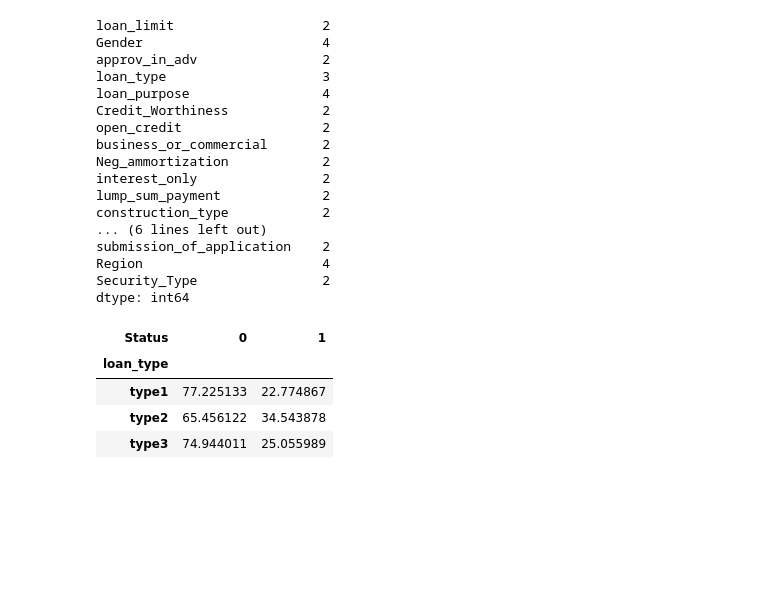
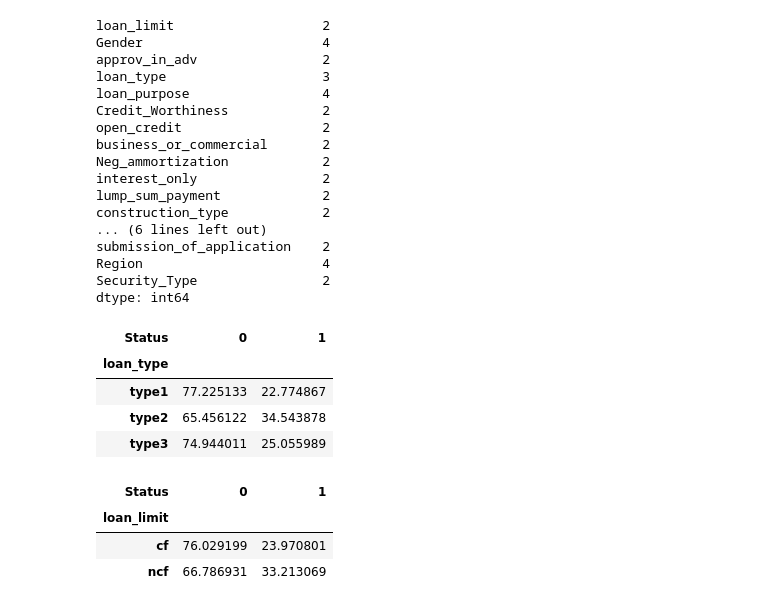
Before and after one commit to YASH280626/loan-default-prediction, a Jupyter notebook: analysis.ipynb, the cells around one changed output. Cells and saved outputs as stored; diff of their text form; code cells hidden in the pictures; blank space fills up the shorter version.

Commit message:
Investigated Loan_Limit against Default Status

```diff
--- a/analysis.ipynb
+++ b/analysis.ipynb
@@ -493,3 +493,11 @@ loan_type_status
 | type1 | 77.225133 | 22.774867 |
 | type2 | 65.456122 | 34.543878 |
 | type3 | 74.944011 | 25.055989 |
+# %%
+loan_limit_status = pd.crosstab(df['loan_limit'], df['Status'], normalize='index')*100
+loan_limit_status
+# %% [output]
+| Status | 0 | 1 |
+| loan_limit |  |  |
+| cf | 76.029199 | 23.970801 |
+| ncf | 66.786931 | 33.213069 |
```
